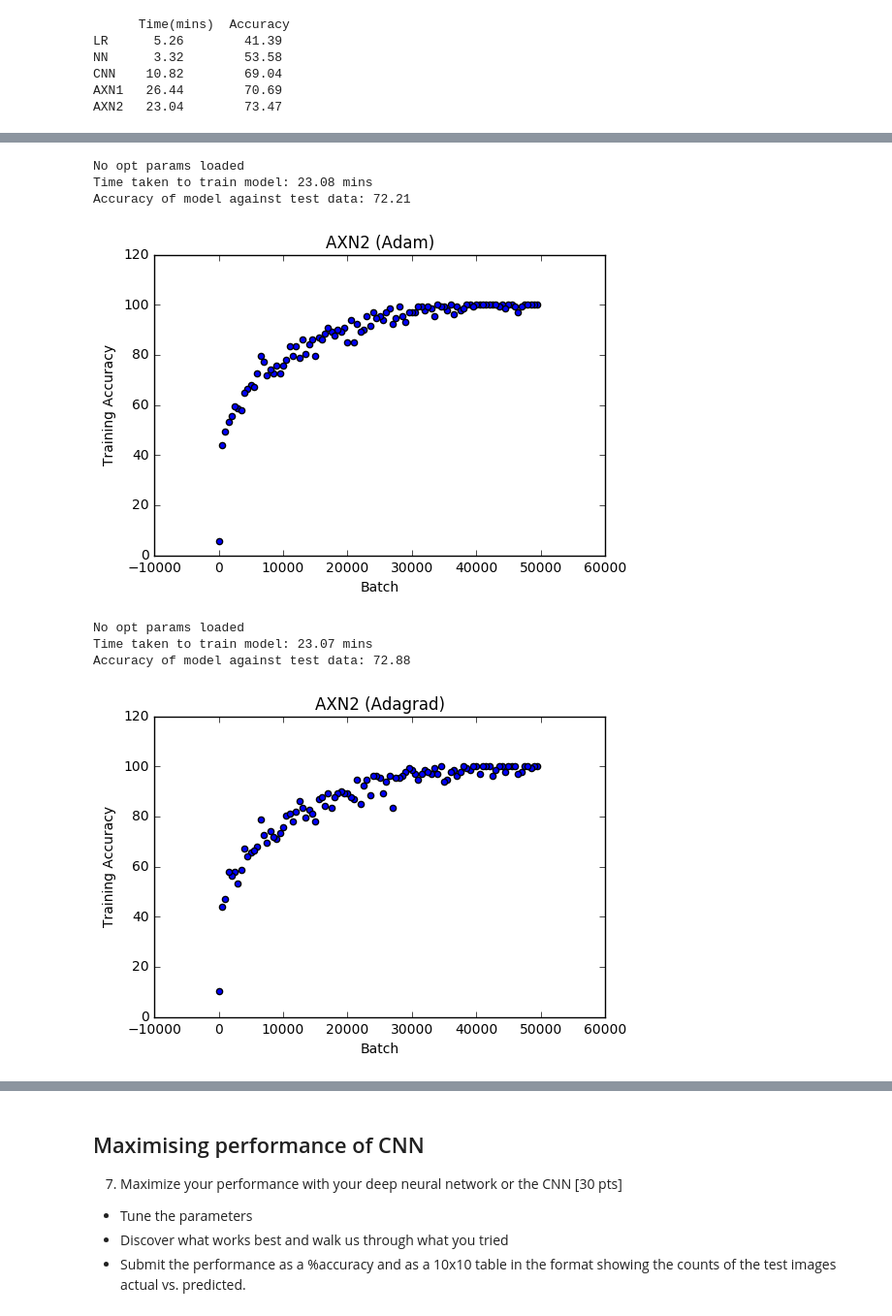
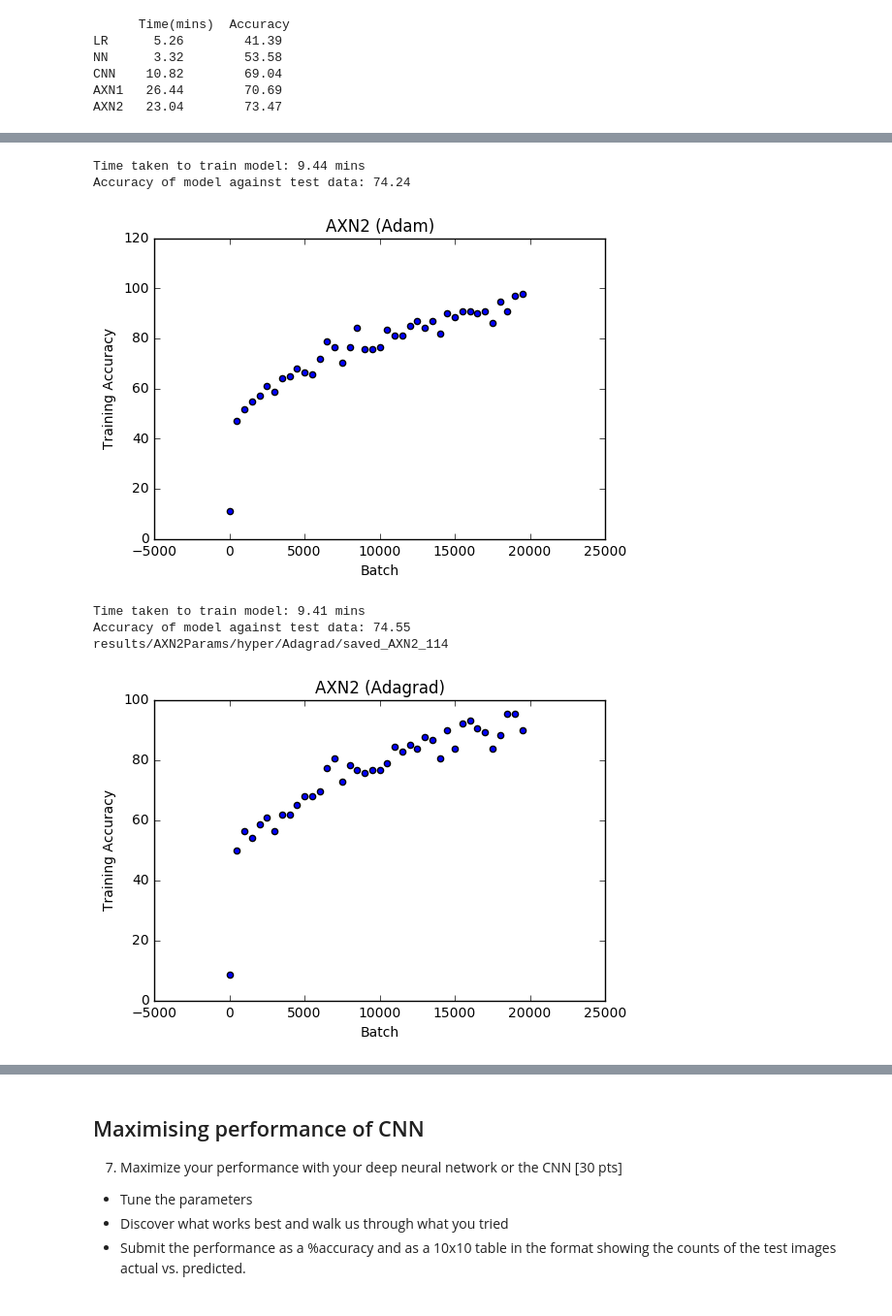
Before and after one commit to rabjohnston/E81HW4, a Jupyter notebook: submission/HW4.ipynb, the cells around one changed output, grey strips where cells are left out. Shown at 97% size. Drawn from its saved outputs; the diff is of its cells as text; code cells hidden in the pictures.

```diff
--- a/submission/HW4.ipynb
+++ b/submission/HW4.ipynb
@@ -523,28 +553,29 @@ All test were performed using a batch size of 128 and we ran 50000 batches. The
 # %%
 rs_opt1 = Results()
-rs_opt1.load('results/AXN2Optimizers/1')
+#rs_opt1.load('results/AXN2Optimizers/1')
+rs_opt1.load('results/AXN2Params/hyper/Adam')
 result_opt1 = rs_opt1.highest('accuracy')
 print('Time taken to train model: {} mins'.format(result_opt1.params['time']))
 print('Accuracy of model against test data: {}'.format(result_opt1.params['accuracy']))
 
 plotAccuracy('AXN2 (Adam)', result_opt1.epochs)
 # %% [output]
-No opt params loaded
-Time taken to train model: 23.08 mins
-Accuracy of model against test data: 72.21
+Time taken to train model: 9.44 mins
+Accuracy of model against test data: 74.24
-[figure, old version]
+[figure, new version]
 # %%
 rs_opt2 = Results()
-rs_opt2.load('results/AXN2Optimizers/2')
+#rs_opt2.load('results/AXN2Optimizers/2')
+rs_opt2.load('results/AXN2Params/hyper/Adagrad')
 result_opt2 = rs_opt2.highest('accuracy')
 print('Time taken to train model: {} mins'.format(result_opt2.params['time']))
 print('Accuracy of model against test data: {}'.format(result_opt2.params['accuracy']))
-
+print(result_opt2.base_filename)
 plotAccuracy('AXN2 (Adagrad)', result_opt2.epochs)
 # %% [output]
-No opt params loaded
-Time taken to train model: 23.07 mins
-Accuracy of model against test data: 72.88
+Time taken to train model: 9.41 mins
+Accuracy of model against test data: 74.55
+results/AXN2Params/hyper/Adagrad/saved_AXN2_114
-[figure, old version]
+[figure, new version]
 # %%
 rs_opt3 = Results()
```
Also changed, not shown: parts of 21 cells of this notebook, 3 other files.
